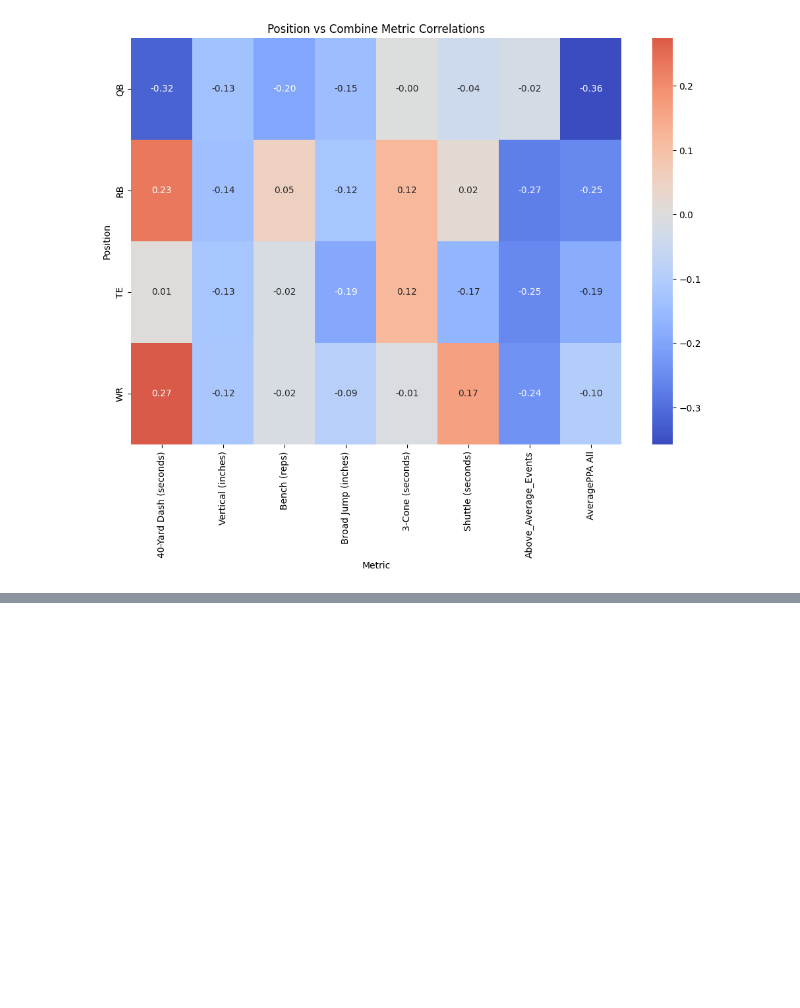
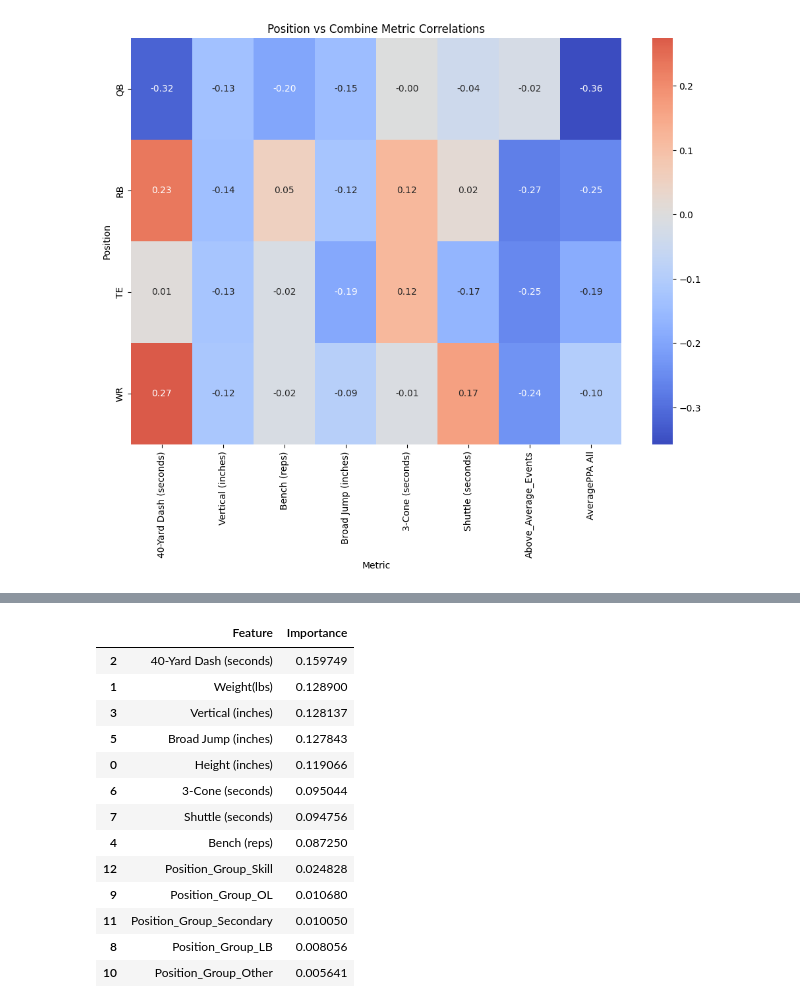
Before and after one commit to alexlevkulich/BSAN-Project-2, a Jupyter notebook: BSANStat.ipynb, the cells around one changed output, grey strips where cells are left out. Cells and saved outputs as stored; diff of their text form; code cells hidden in the pictures; blank space fills up the shorter version.

```diff
--- a/BSANStat.ipynb
+++ b/BSANStat.ipynb
@@ -534,0 +1357,36 @@ plt.show()
+# %%
+import pandas as pd
+import statsmodels.api as sm
+from statsmodels.stats.outliers_influence import variance_inflation_factor
+
+# Use combine dataset because it includes all positions
+all_df = df3.copy()
+
+# Clean position labels
+all_df["Position"] = all_df["Position"].replace({
+    "SAF": "S",
+    "OC": "C",
+    "DL": "DT"
+})
+
+# Keep drafted players only
+all_df = all_df[all_df["Overall Pick"] != 300].copy()
+
+# Create position groups
+def group_position(pos):
+    if pos in ["QB", "RB", "WR", "TE", "FB"]:
+        return "Skill"
+    elif pos in ["OT", "OG", "C"]:
+        return "OL"
+    elif pos in ["EDGE", "DE", "DT"]:
+        return "Front"
+    elif pos in ["LB"]:
+        return "LB"
+    elif pos in ["CB", "S"]:
+        return "Secondary"
+    else:
+        return "Other"
+
+all_df["Position_Group"] = all_df["Position"].apply(group_position)
+
+print(all_df["Position_Group"].value_counts())
@@ -534,0 +1648,22 @@ plt.show()
+# %%
+feature_importance = pd.DataFrame({
+    "Feature": X.columns,
+    "Importance": rf_model.feature_importances_
+}).sort_values("Importance", ascending=False)
+
+feature_importance
+# %% [output]
+|  | Feature | Importance |
+| 2 | 40-Yard Dash (seconds) | 0.159749 |
+| 1 | Weight(lbs) | 0.128900 |
+| 3 | Vertical (inches) | 0.128137 |
+| 5 | Broad Jump (inches) | 0.127843 |
+| 0 | Height (inches) | 0.119066 |
+| 6 | 3-Cone (seconds) | 0.095044 |
+| 7 | Shuttle (seconds) | 0.094756 |
+| 4 | Bench (reps) | 0.087250 |
+| 12 | Position_Group_Skill | 0.024828 |
+| 9 | Position_Group_OL | 0.010680 |
+| 11 | Position_Group_Secondary | 0.010050 |
+| 8 | Position_Group_LB | 0.008056 |
+| 10 | Position_Group_Other | 0.005641 |
```
Also changed, not shown: parts of 48 cells of this notebook.
